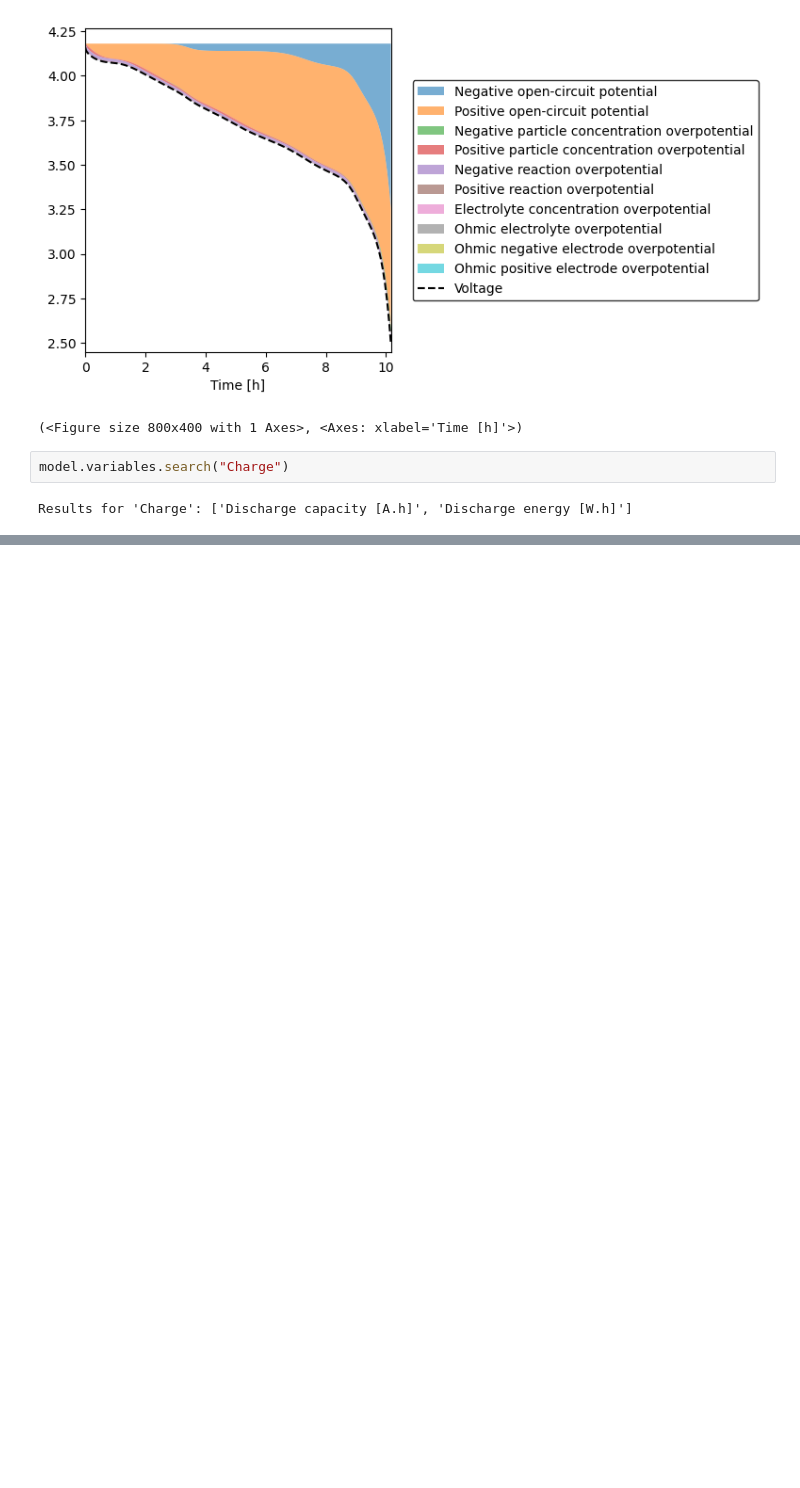
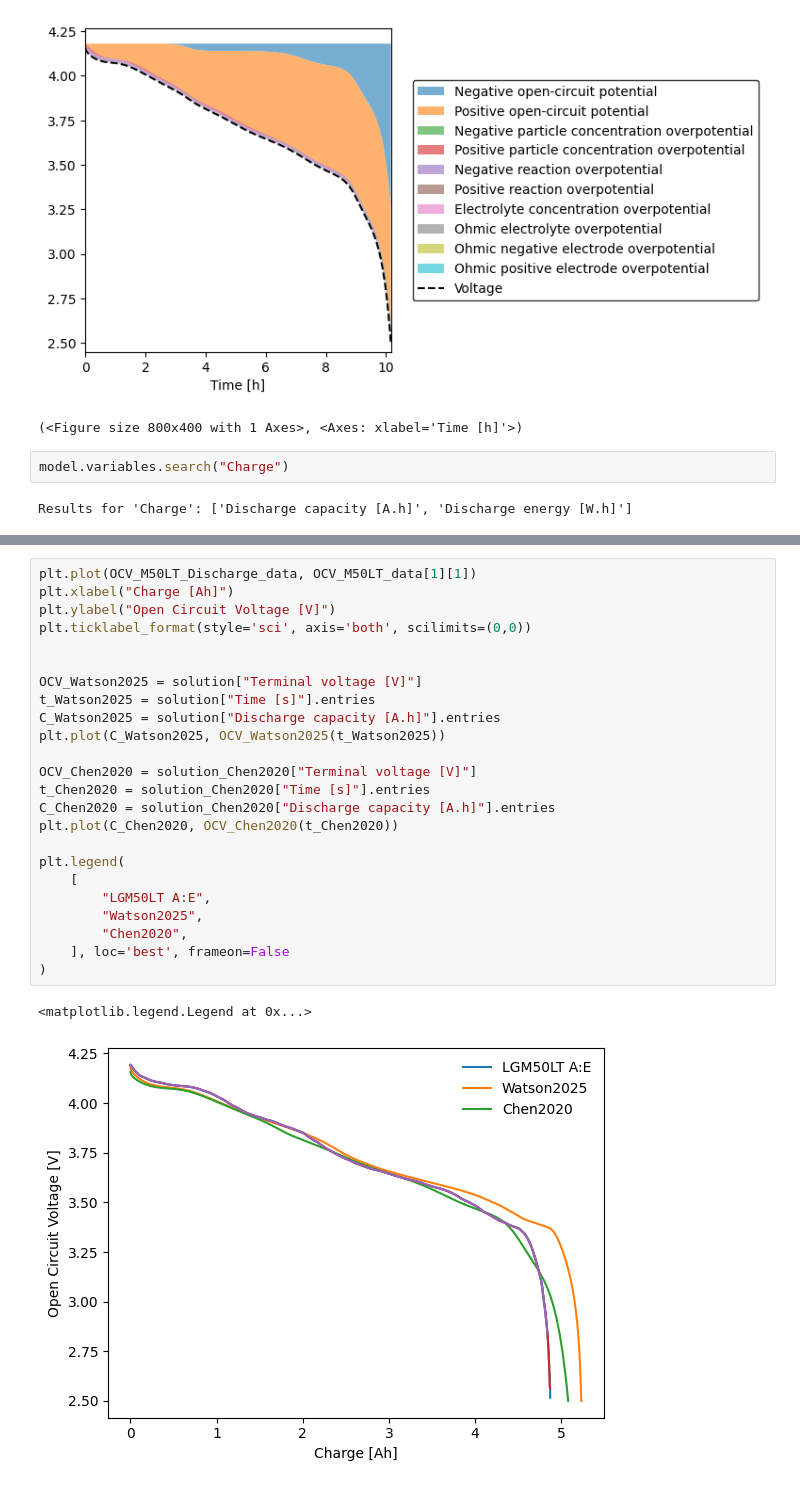
Before and after one commit to FW-Coding/ESE_UROP_2025, a Jupyter notebook: Project_Files/Parameters/Scripts/LGM50LT_BOL_setup.ipynb, the cells around one changed output, grey strips where cells are left out. Drawn from its saved outputs; the diff is of its cells as text; blank space fills up the shorter version.

```diff
--- a/Project_Files/Parameters/Scripts/LGM50LT_BOL_setup.ipynb
+++ b/Project_Files/Parameters/Scripts/LGM50LT_BOL_setup.ipynb
@@ -283,0 +343,27 @@ ModuleNotFoundError: No module named 'sklearn'
+# %%
+plt.plot(OCV_M50LT_Discharge_data, OCV_M50LT_data[1][1])
+plt.xlabel("Charge [Ah]")
+plt.ylabel("Open Circuit Voltage [V]")
+plt.ticklabel_format(style='sci', axis='both', scilimits=(0,0))
+
+
+OCV_Watson2025 = solution["Terminal voltage [V]"]
+t_Watson2025 = solution["Time [s]"].entries
+C_Watson2025 = solution["Discharge capacity [A.h]"].entries
+plt.plot(C_Watson2025, OCV_Watson2025(t_Watson2025))
+
+OCV_Chen2020 = solution_Chen2020["Terminal voltage [V]"]
+t_Chen2020 = solution_Chen2020["Time [s]"].entries
+C_Chen2020 = solution_Chen2020["Discharge capacity [A.h]"].entries
+plt.plot(C_Chen2020, OCV_Chen2020(t_Chen2020))
+
+plt.legend(
+    [
+        "LGM50LT A:E",
+        "Watson2025",
+        "Chen2020",
+    ], loc='best', frameon=False
+)
+# %% [output]
+<matplotlib.legend.Legend at 0x...>
+[figure, added]
```
Also changed, not shown: parts of 4 cells of this notebook, 2 other files.
